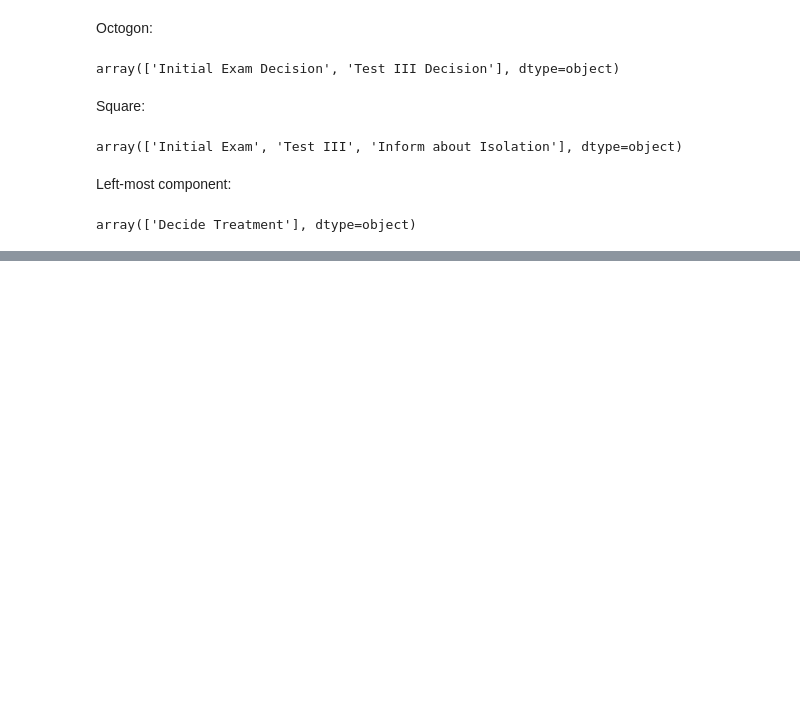
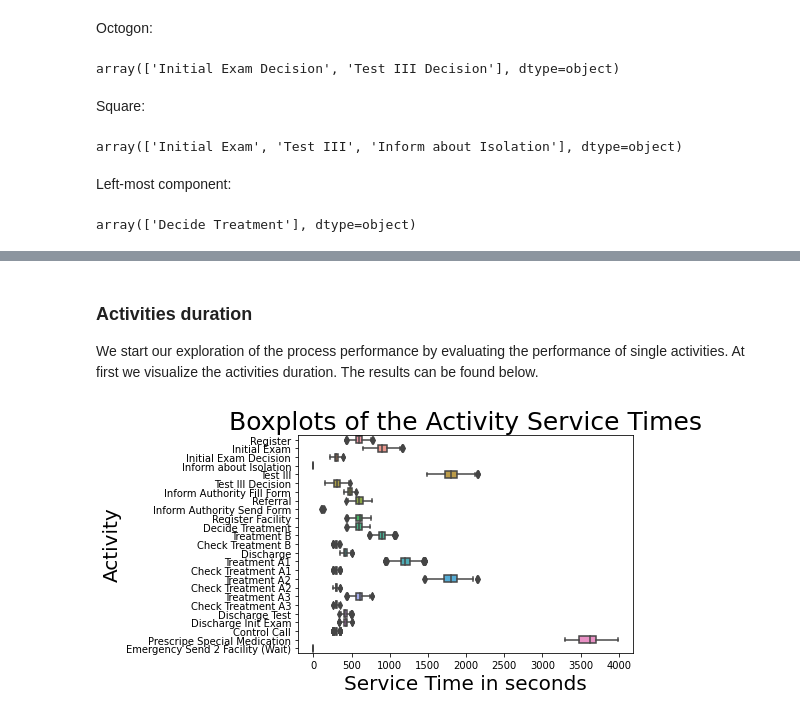
Before and after one commit to brunompacheco/APM-A1, a Jupyter notebook: submission/analysis.ipynb, the cells around one changed output, grey strips where cells are left out. Drawn from its saved outputs; the diff is of its cells as text; code cells hidden in the pictures; blank space fills up the shorter version.

```diff
--- a/submission/analysis.ipynb
+++ b/submission/analysis.ipynb
@@ -840,0 +859,7 @@ array(['Decide Treatment'], dtype=object)
+# %%
+import seaborn as sns
+import matplotlib.pyplot as plt
+
+# set default plot size
+plt.rcParams['figure.figsize'] = (15, 10)
+plt.rcParams['figure.figsize'] = (15, 10)
@@ -840,0 +871,12 @@ array(['Decide Treatment'], dtype=object)
+# %% [markdown]
+### Activities duration
+
+We start our exploration of the process performance by evaluating the performance of single activities. At first we visualize the activities duration. The results can be found below.
+# %%
+ax = sns.boxplot(data=df_log, y='Activity', x='@@duration', orient='h')
+ax.set_title("Boxplots of the Activity Service Times", size=25)
+ax.set_ylabel("Activity", size=20)
+ax.set_xlabel("Service Time in seconds", size=20)
+plt.show()
+# %% [output]
+[figure, added]
```
Also changed, not shown: parts of 53 cells of this notebook, 25 other files.
